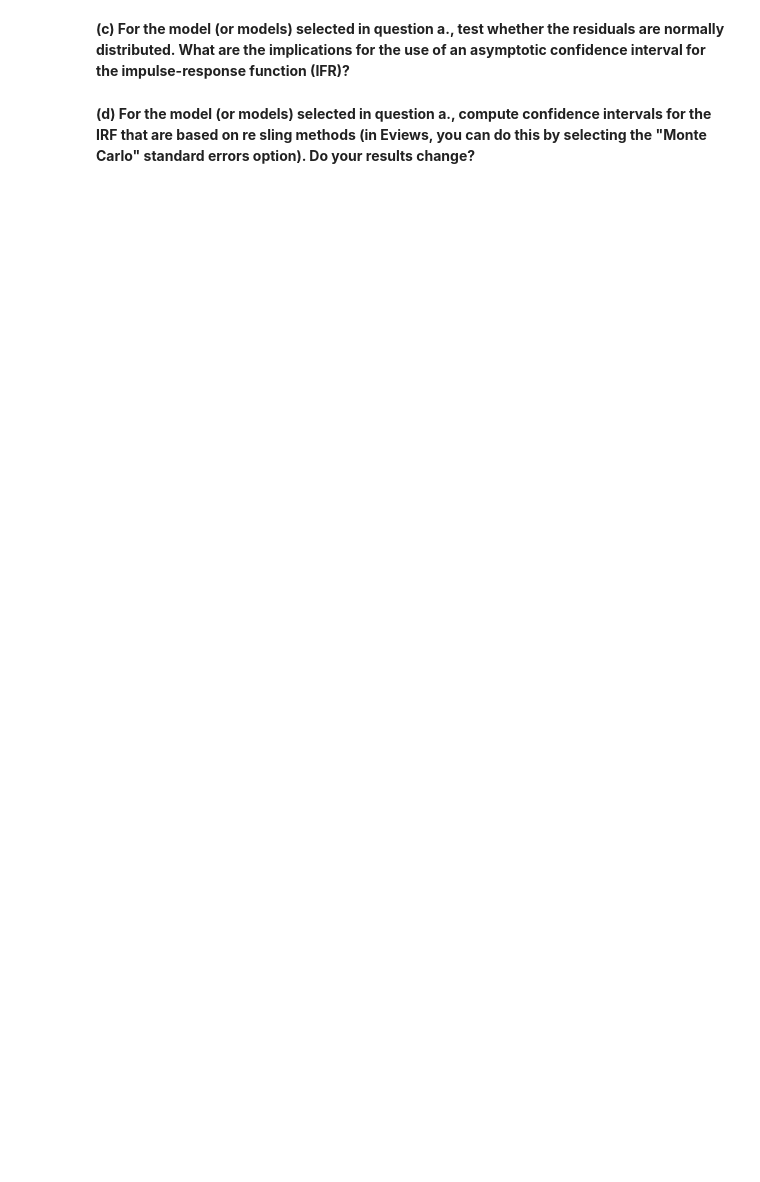
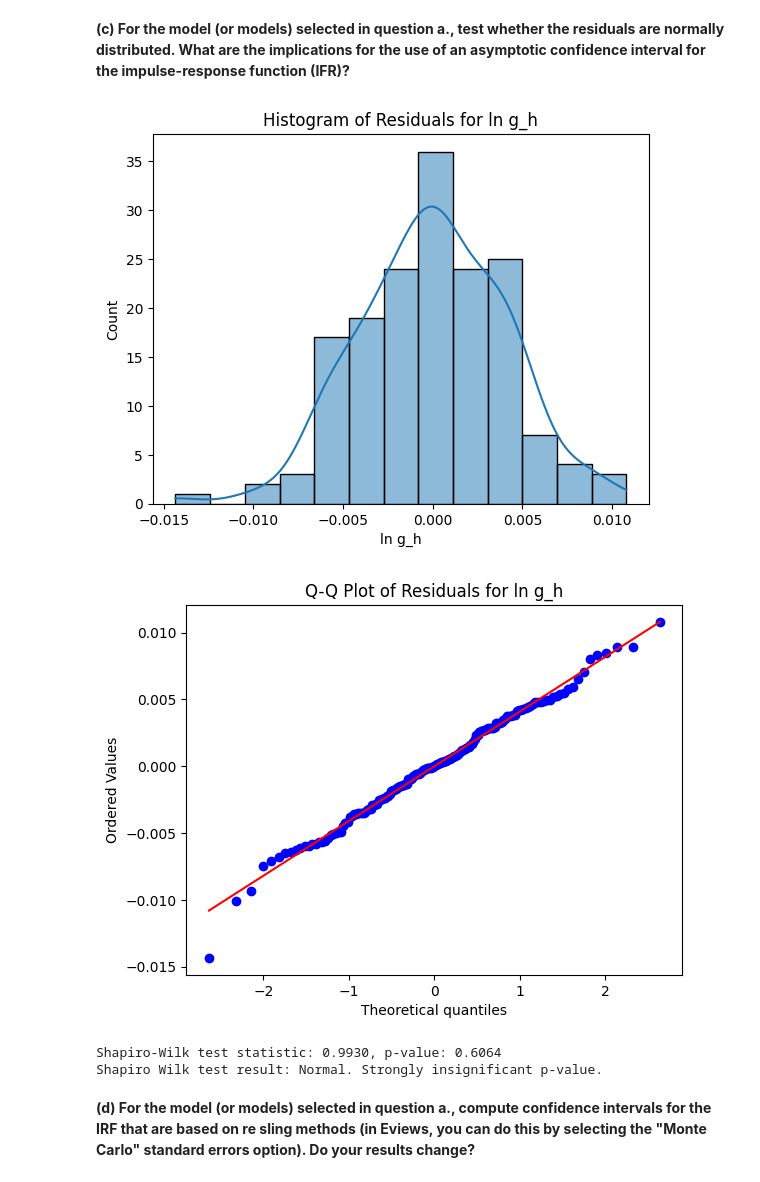
Before and after one commit to theLAZYmd/ucl-tse-ECON0058, a Jupyter notebook: W8PS7 - VARs/AL - W8PS7 - transcribed.ipynb, the cells around one changed output. Saved outputs shown, nothing was run; the diff lists cells and outputs as text; code cells hidden in the pictures; blank space fills up the shorter version.

```diff
--- a/W8PS7 - VARs/AL - W8PS7 - transcribed.ipynb
+++ b/W8PS7 - VARs/AL - W8PS7 - transcribed.ipynb
@@ -7,4 +136,26 @@
 # %% [markdown]
 **(c) For the model (or models) selected in question a., test whether the residuals are normally distributed. What are the implications for the use of an asymptotic confidence interval for the impulse-response function (IFR)?**
+# %%
+# Test whether residuals are normally distributed by plotting a histogram and a Q-Q plot
+import seaborn as sns
+sns.histplot(results_var.resid['ln g_h'].dropna(), kde=True)
+plt.title('Histogram of Residuals for ln g_h')
+plt.show()
+
+import scipy.stats as stats
+stats.probplot(results_var.resid['ln g_h'].dropna(), dist="norm", plot=plt)
+plt.title('Q-Q Plot of Residuals for ln g_h')
+plt.show()
+
+# Formal test for normality using the Shapiro-Wilk test
+from scipy.stats import shapiro
+stat, p_value = shapiro(results_var.resid['ln g_h'].dropna())
+print(f'Shapiro-Wilk test statistic: {stat:.4f}, p-value: {p_value:.4f}')
+print(f'Shapiro Wilk test result: {"Not normal" if p_value < 0.05 else "Normal. Strongly insignificant p-value."}')
+# %% [output]
+[figure, added]
+[figure, added]
+Shapiro-Wilk test statistic: 0.9930, p-value: 0.6064
+Shapiro Wilk test result: Normal. Strongly insignificant p-value.
 # %% [markdown]
 **(d) For the model (or models) selected in question a., compute confidence intervals for the IRF that are based on re sling methods (in Eviews, you can do this by selecting the "Monte Carlo" standard errors option). Do your results change?**
```
Also changed, not shown: parts of 24 cells of this notebook, 1 other file.
